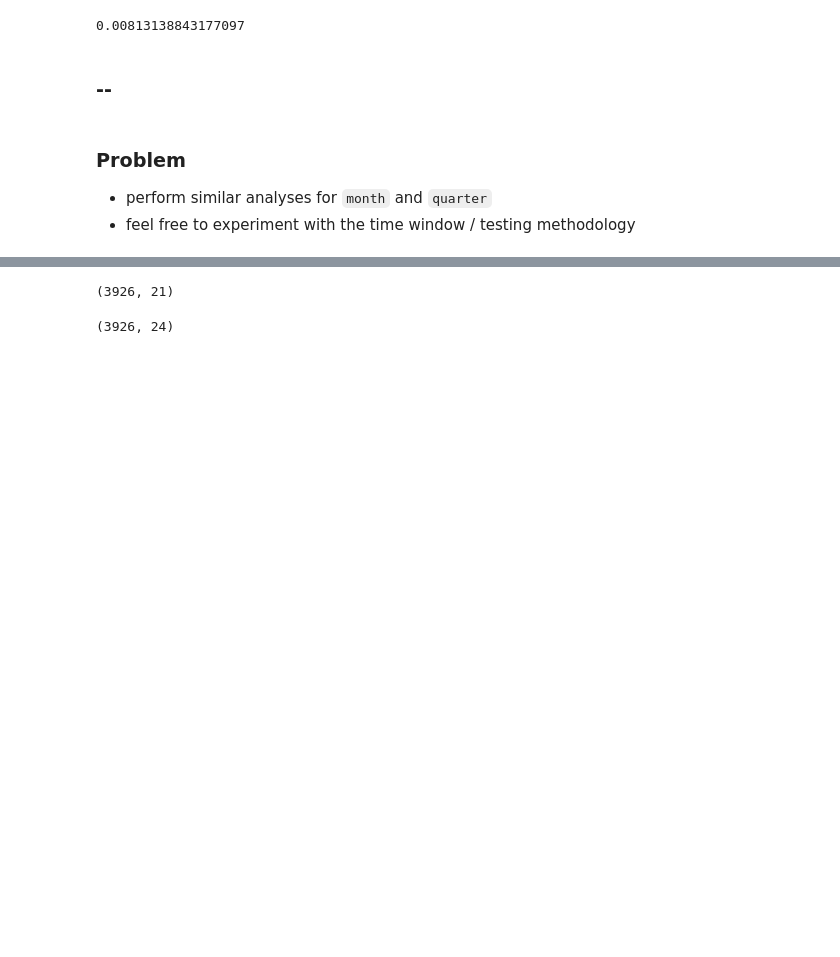
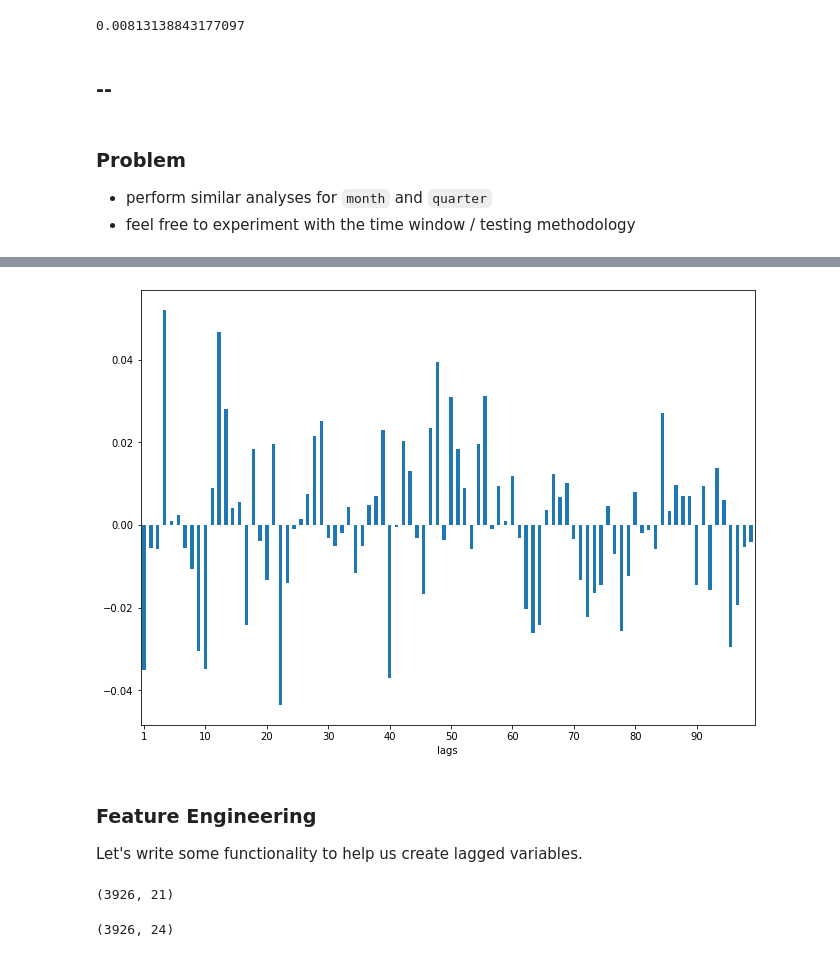
Before and after one commit to lermana/python_fundamentals, a Jupyter notebook: time_series/time_series_forecasting_answers.ipynb, the cells around one changed output, grey strips where cells are left out. Cells and saved outputs as stored; diff of their text form; code cells hidden in the pictures; blank space fills up the shorter version.

Commit message:
time series forecasting just about done

```diff
--- a/time_series/time_series_forecasting_answers.ipynb
+++ b/time_series/time_series_forecasting_answers.ipynb
@@ -351,3 +421,19 @@ Dummy variables
+# %%
+partial_auto = pd.Series(pacf(aapl_df.return_daily.dropna(), nlags=90))
+# %%
+partial_auto.index.name = "lags"
+# %%
+partial_auto = partial_auto.iloc[1:]
+# %%
+ax = partial_auto.plot.bar(figsize=(11, 8), rot=0)
+plt.locator_params(nbins=10)
+xlab = ax.set_xticklabels((1, 10, 20, 30, 40, 50, 60, 70, 80, 90))
+# %% [output]
+[figure, added]
+# %% [markdown]
+### Feature Engineering
+
+Let's write some functionality to help us create lagged variables.
 # %%
 def get_shifted(srs, shift_start, shift_end):
     """
```
Also changed, not shown: parts of 29 cells of this notebook.
